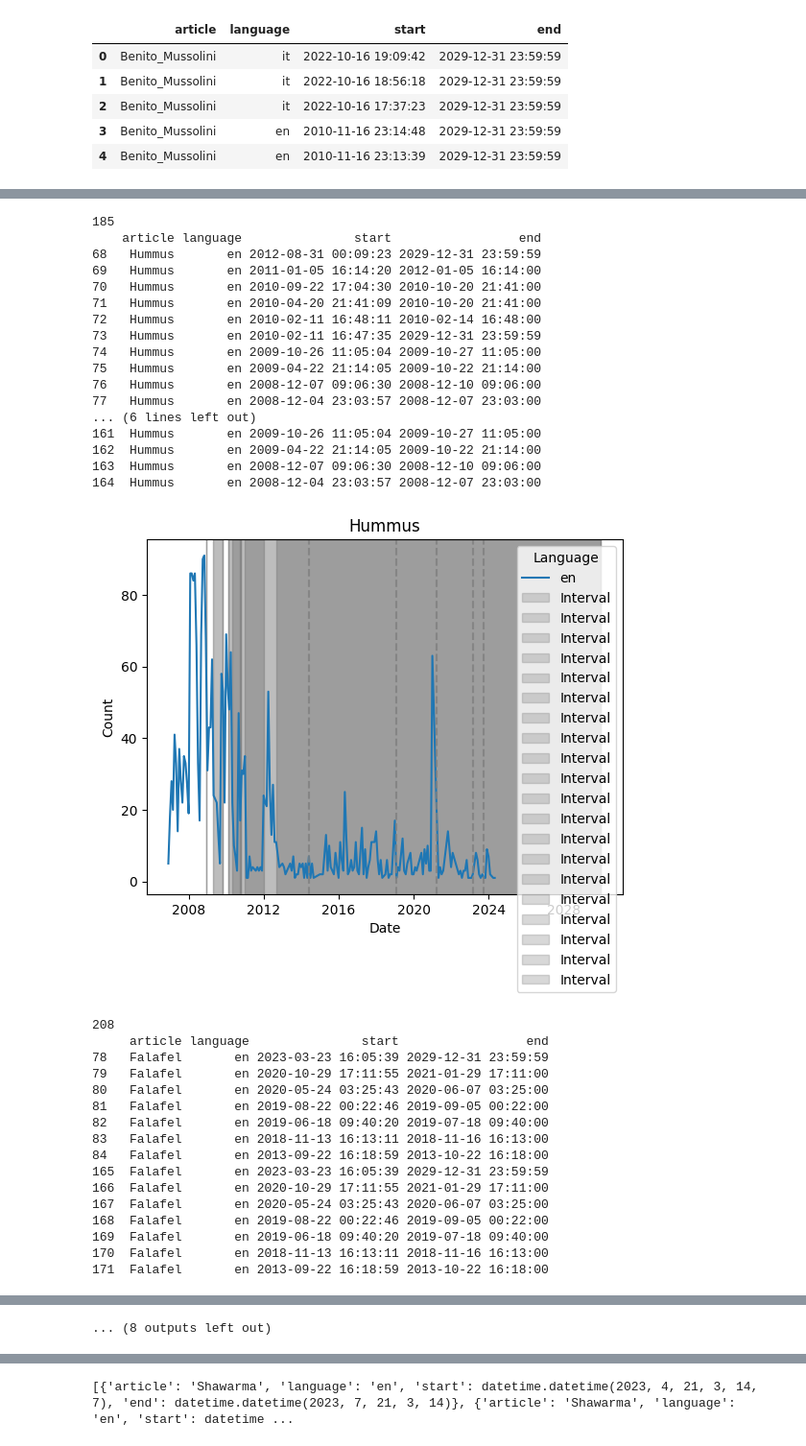
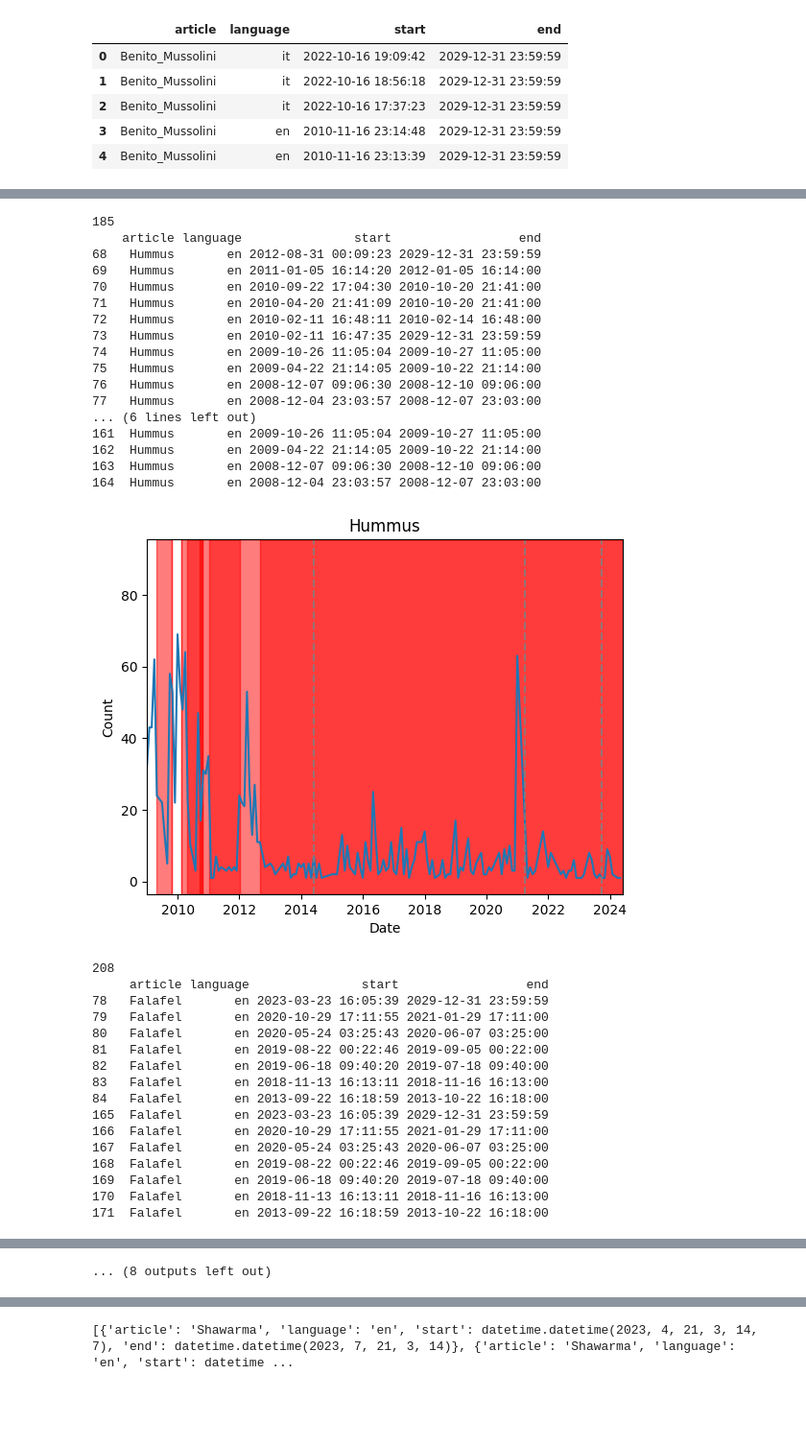
Before and after one commit to Rrisko/WikiEdits, a Jupyter notebook: code/visualisations.ipynb, the cells around one changed output, grey strips where cells are left out. Shown at 96% size. Cells and saved outputs as stored; diff of their text form; code cells hidden in the pictures; blank space fills up the shorter version.

```diff
--- a/code/visualisations.ipynb
+++ b/code/visualisations.ipynb
@@ -77,7 +77,7 @@ protections.head(5)
 # %%
 import matplotlib.pyplot as plt
 
-def plot_article(article : str, df : pd.DataFrame = wikiData, lang = "en"):
+def plot_article(article : str, df : pd.DataFrame = wikiData, lang = "en", milestones = [datetime(2014,6,1), datetime(2021,4,1), datetime(2023,10,1)]):
 
     df = df[(df['Article'] == article) & (df['Language'] == lang)]
     print(len(df))
@@ -86,25 +86,22 @@ def plot_article(article : str, df : pd.DataFrame = wikiData, lang = "en"):
     for category, group in df.groupby('Language'):
         ax.plot(group['Date'], group['Count'], label=category)
 
-    ax.axvline(datetime(2014,6,1), color='gray', linestyle='--', alpha=0.8)
-    ax.axvline(datetime(2019,2,1), color='gray', linestyle='--', alpha=0.8)
-    ax.axvline(datetime(2021,4,1), color='gray', linestyle='--', alpha=0.8)
-    ax.axvline(datetime(2023,3,1), color='gray', linestyle='--', alpha=0.8)
-
-    ax.axvline(datetime(2023,10,1), color='gray', linestyle='--', alpha=0.8)
+    for m in milestones:
+        ax.axvline(m, color='gray', linestyle='--', alpha=0.8)
 
     df_intervals = protections[(protections['article'] == article) & (protections['language'] == lang)]
     print(df_intervals)
     for index, row in df_intervals.iterrows():
         start = row['start']
         end = row['end']
-        plt.axvspan(start, end, color='gray', alpha=0.3, label='Interval')
+        plt.axvspan(start, end, color='red', alpha=0.3, label='Protected')
 
     # Customize the plot
     ax.set_xlabel('Date')
     ax.set_ylabel('Count')
+    plt.xlim([datetime(2009,1,1), datetime(2024,5,31)])
     ax.set_title(article)
-    ax.legend(title='Language')
+    #ax.legend(title='Language')
 
     # Show plot
     plt.show()
@@ -132,21 +129,21 @@ plot_article("Yom_Kippur_War", wikiData)
 185
     article language               start                 end
 68   Hummus       en 2012-08-31 00:09:23 2029-12-31 23:59:59
 69   Hummus       en 2011-01-05 16:14:20 2012-01-05 16:14:00
 70   Hummus       en 2010-09-22 17:04:30 2010-10-20 21:41:00
 71   Hummus       en 2010-04-20 21:41:09 2010-10-20 21:41:00
 72   Hummus       en 2010-02-11 16:48:11 2010-02-14 16:48:00
 73   Hummus       en 2010-02-11 16:47:35 2029-12-31 23:59:59
 74   Hummus       en 2009-10-26 11:05:04 2009-10-27 11:05:00
 75   Hummus       en 2009-04-22 21:14:05 2009-10-22 21:14:00
 76   Hummus       en 2008-12-07 09:06:30 2008-12-10 09:06:00
 77   Hummus       en 2008-12-04 23:03:57 2008-12-07 23:03:00
 ... (6 lines left out)
 161  Hummus       en 2009-10-26 11:05:04 2009-10-27 11:05:00
 162  Hummus       en 2009-04-22 21:14:05 2009-10-22 21:14:00
 163  Hummus       en 2008-12-07 09:06:30 2008-12-10 09:06:00
 164  Hummus       en 2008-12-04 23:03:57 2008-12-07 23:03:00
-[figure, old version]
+[figure, new version]
 208
      article language               start                 end
 78   Falafel       en 2023-03-23 16:05:39 2029-12-31 23:59:59
```
Also changed, not shown: parts of 8 cells of this notebook, 2 other files.
